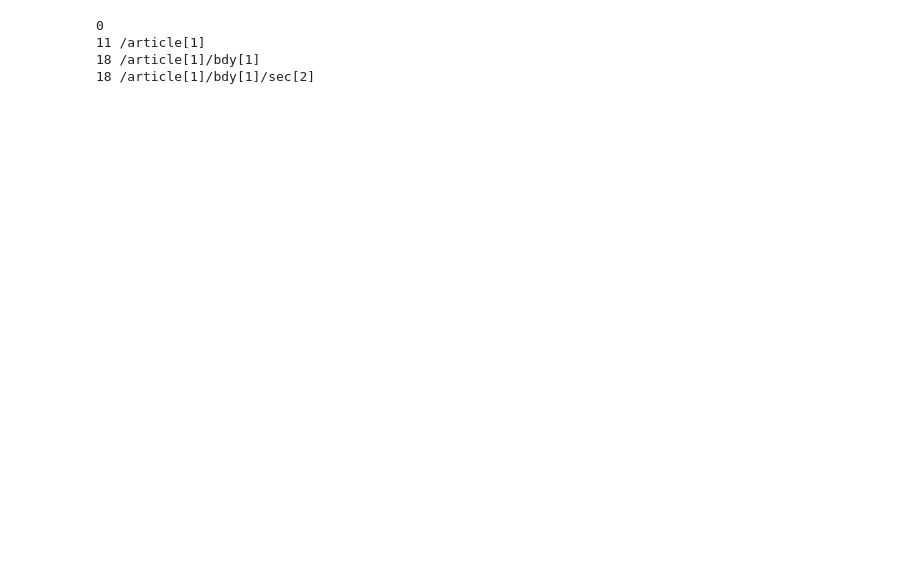
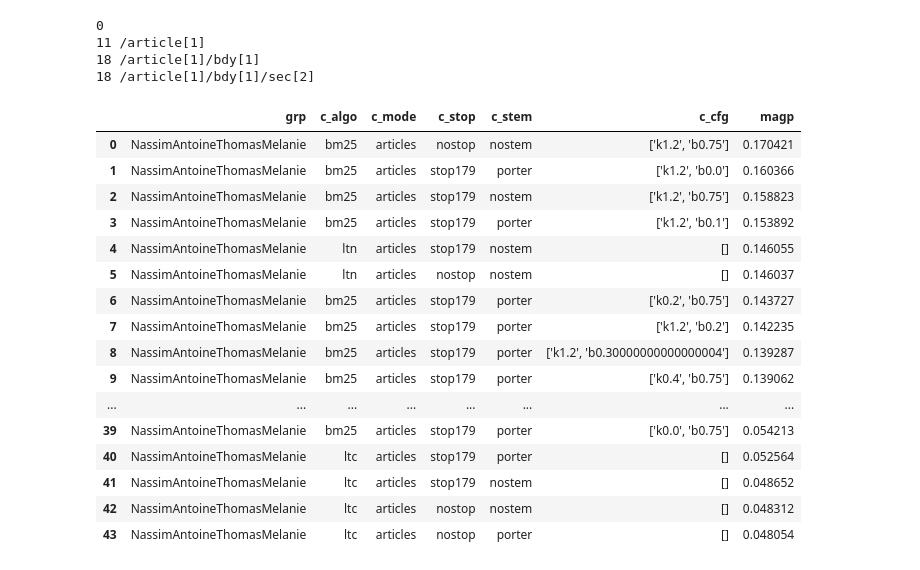
Before and after one commit to ThomasGUICHARD/RechercheInformation, a Jupyter notebook: practice4/test.ipynb, the cells around one changed output. Drawn from its saved outputs; the diff is of its cells as text; code cells hidden in the pictures; blank space fills up the shorter version.

```diff
--- a/practice4/test.ipynb
+++ b/practice4/test.ipynb
@@ -1,2 +1,4 @@
+# %%
+GROUP = "NassimAntoineThomasMelanie"
 # %%
 from bs4 import BeautifulSoup
@@ -127,3 +151,23 @@ def as_df(dir: str):
+# %%
+as_df("runs/runs2_res", lambda r: r.grp == GROUP)
+# %% [output]
+|  | grp | c_algo | c_mode | c_stop | c_stem | c_cfg | magp |
+| 0 | NassimAntoineThomasMelanie | bm25 | articles | nostop | nostem | ['k1.2', 'b0.75'] | 0.170421 |
+| 1 | NassimAntoineThomasMelanie | bm25 | articles | stop179 | porter | ['k1.2', 'b0.0'] | 0.160366 |
+| 2 | NassimAntoineThomasMelanie | bm25 | articles | stop179 | nostem | ['k1.2', 'b0.75'] | 0.158823 |
+| 3 | NassimAntoineThomasMelanie | bm25 | articles | stop179 | porter | ['k1.2', 'b0.1'] | 0.153892 |
+| 4 | NassimAntoineThomasMelanie | ltn | articles | stop179 | nostem | [] | 0.146055 |
+| 5 | NassimAntoineThomasMelanie | ltn | articles | nostop | nostem | [] | 0.146037 |
+| 6 | NassimAntoineThomasMelanie | bm25 | articles | stop179 | porter | ['k0.2', 'b0.75'] | 0.143727 |
+| 7 | NassimAntoineThomasMelanie | bm25 | articles | stop179 | porter | ['k1.2', 'b0.2'] | 0.142235 |
+| 8 | NassimAntoineThomasMelanie | bm25 | articles | stop179 | porter | ['k1.2', 'b0.30000000000000004'] | 0.139287 |
+| 9 | NassimAntoineThomasMelanie | bm25 | articles | stop179 | porter | ['k0.4', 'b0.75'] | 0.139062 |
+| ... | ... | ... | ... | ... | ... | ... | ... |
+| 39 | NassimAntoineThomasMelanie | bm25 | articles | stop179 | porter | ['k0.0', 'b0.75'] | 0.054213 |
+| 40 | NassimAntoineThomasMelanie | ltc | articles | stop179 | porter | [] | 0.052564 |
+| 41 | NassimAntoineThomasMelanie | ltc | articles | stop179 | nostem | [] | 0.048652 |
+| 42 | NassimAntoineThomasMelanie | ltc | articles | nostop | nostem | [] | 0.048312 |
+| 43 | NassimAntoineThomasMelanie | ltc | articles | nostop | porter | [] | 0.048054 |
 # %%
 as_df("runs/runs2_res")
 # %% [output]
```
Also changed, not shown: parts of 11 cells of this notebook, 3 other files.
